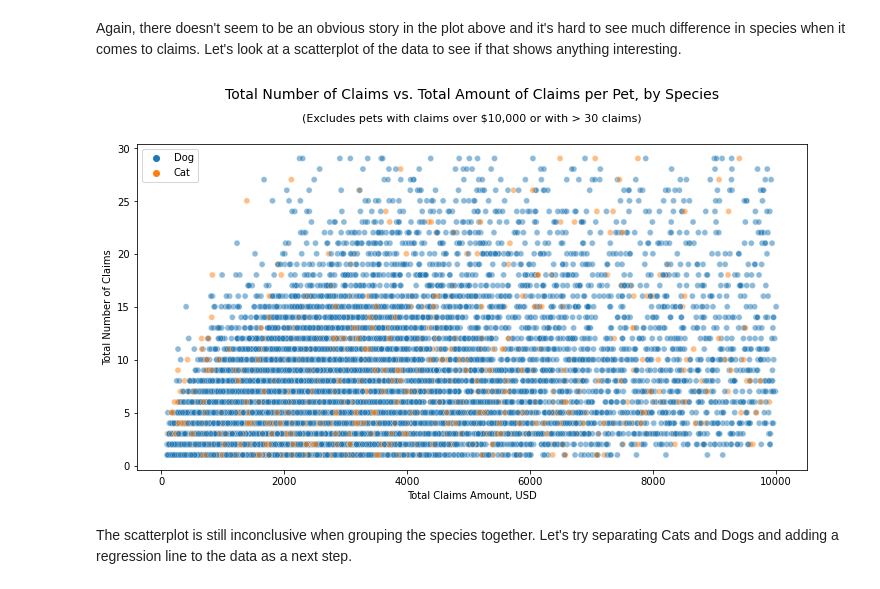
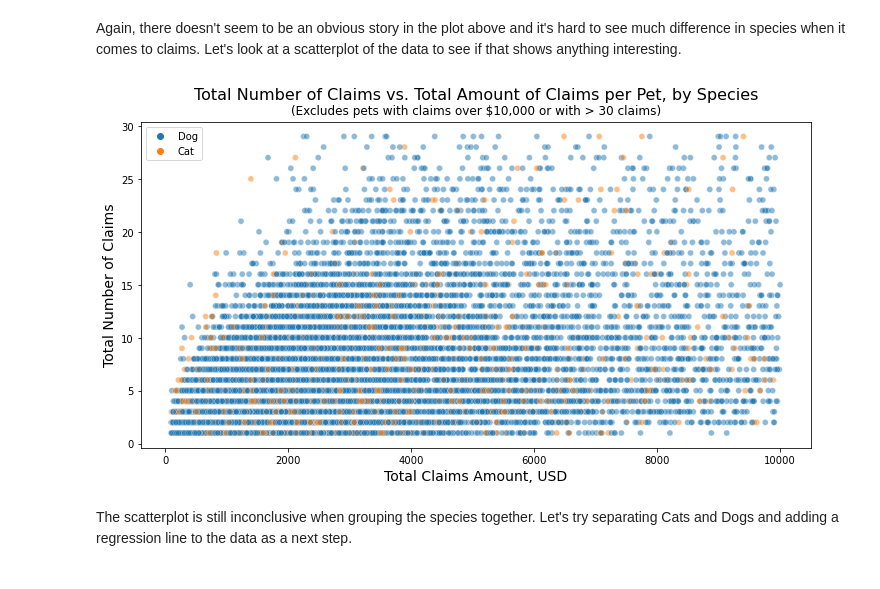
Before and after one commit to stevenrhart/predicting-claims, a Jupyter notebook: notebooks/02_predicting_Insurance_claims_eda.ipynb, the cells around one changed output. Drawn from its saved outputs; the diff is of its cells as text; code cells hidden in the pictures.

```diff
--- a/notebooks/02_predicting_Insurance_claims_eda.ipynb
+++ b/notebooks/02_predicting_Insurance_claims_eda.ipynb
@@ -149,17 +149,17 @@ Again, there doesn't seem to be an obvious story in the plot above and it's hard
 # %%
 # Create a scatterplot showing Number of Claims vs Amount of Claims per pet by species
 fig, ax = plt.subplots(1, 1, figsize=(12, 6))
-sns.scatterplot(x="AmtClaimsTotal", y="NumClaimsTotal", data=claim_filter, hue="Species",
-                alpha=0.5).set(title="",
-                               xlabel="Total Claims Amount, USD", ylabel="Total Number of Claims")
+sns.scatterplot(x="AmtClaimsTotal", y="NumClaimsTotal", data=claim_filter, hue="Species", alpha=0.5)
 
 # Plot legend, add title, and display
-plt.title("Total Number of Claims vs. Total Amount of Claims per Pet, by Species", y=1.12, fontsize=14)
-plt.suptitle("(Excludes pets with claims over $10,000 or with > 30 claims)", y=0.95, x=0.513, fontsize=11)
+plt.title("Total Number of Claims vs. Total Amount of Claims per Pet, by Species", y=1.05, fontsize=16)
+plt.suptitle("(Excludes pets with claims over $10,000 or with > 30 claims)", y=0.92, x=0.513, fontsize=12)
+plt.xlabel("Total Claims Amount, USD", fontsize=14)
+plt.ylabel("Total Number of Claims", fontsize=14)
 plt.legend(loc='upper left')
 plt.show()
 # %% [output]
-[figure, old version]
+[figure, new version]
 # %% [markdown]
 The scatterplot is still inconclusive when grouping the species together. Let's try separating Cats and Dogs and adding a regression line to the data as a next step.
 # %%
```
Also changed, not shown: 1 other file.
